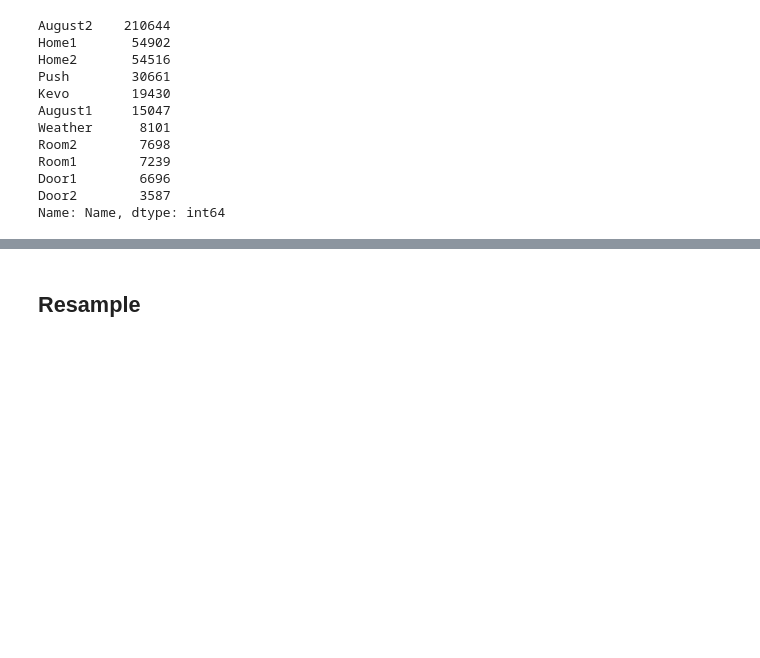
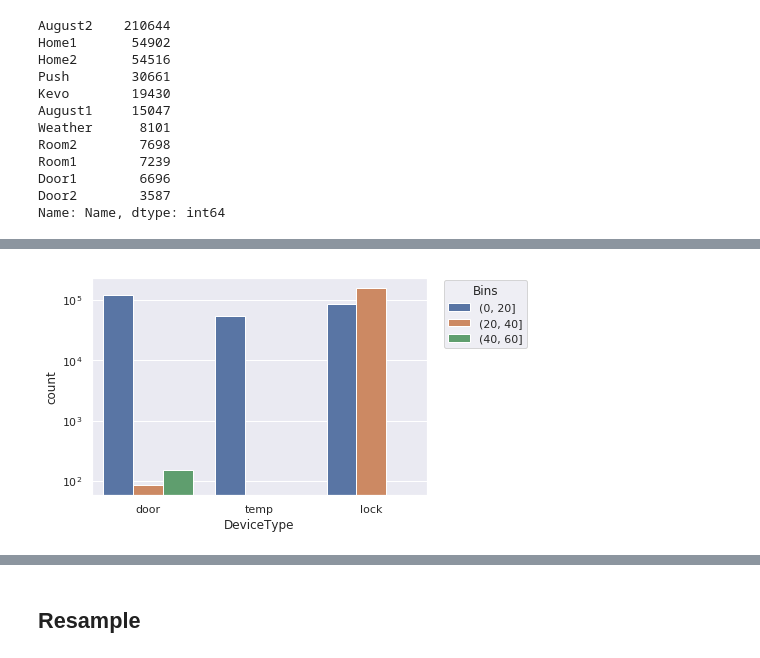
Before and after one commit to 7high/thesis, a Jupyter notebook: ble_classification.ipynb, the cells around one changed output, grey strips where cells are left out. Saved outputs shown, nothing was run; the diff lists cells and outputs as text; code cells hidden in the pictures; blank space fills up the shorter version.

```diff
--- a/ble_classification.ipynb
+++ b/ble_classification.ipynb
@@ -49,0 +64,6 @@ Name: Name, dtype: int64
+# %%
+g = sns.countplot(x=df['DeviceType'], hue=pd.cut(df['Assoc_Packets'], bins=[0,20,40,60]));
+g.set_yscale('log')
+plt.legend(title='Bins', bbox_to_anchor=(1.05, 0.99), loc=2, borderaxespad=0.);
+# %% [output]
+[figure, added]
```
Also changed, not shown: parts of 16 cells of this notebook, 1 other file.
